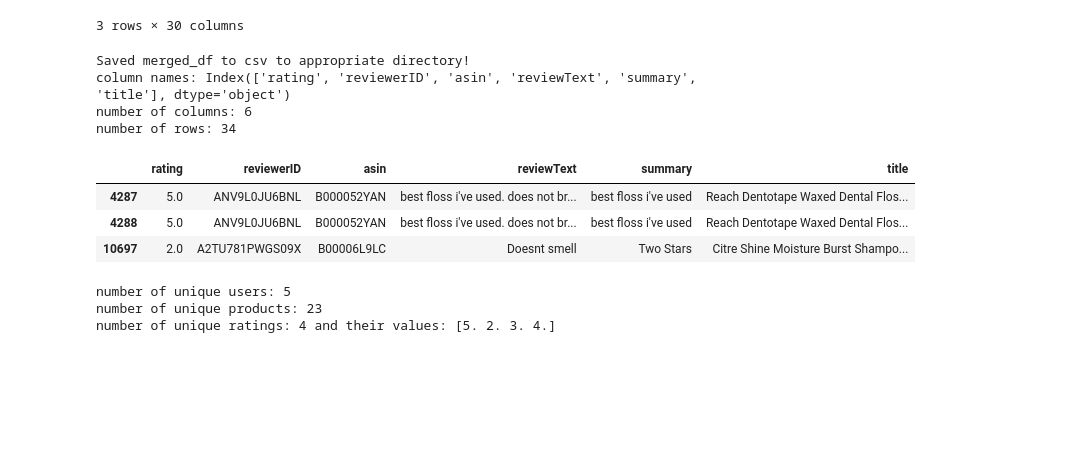
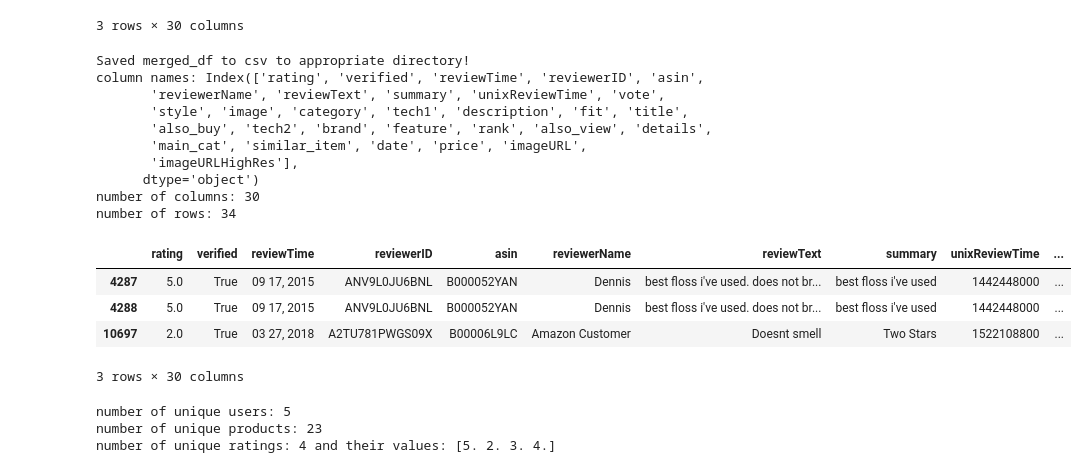
Before and after one commit to tnathu-ai/recommender-system-openAI, a Jupyter notebook: rec-sys/notebook/amazon_data/parse_and_clean_data.ipynb, the cells around one changed output. Drawn from its saved outputs; the diff is of its cells as text; code cells hidden in the pictures; blank space fills up the shorter version.

```diff
--- a/rec-sys/notebook/amazon_data/parse_and_clean_data.ipynb
+++ b/rec-sys/notebook/amazon_data/parse_and_clean_data.ipynb
@@ -109,43 +111,50 @@ number of unique ratings: 5 and their values: [5. 4. 1. 3. 2.]
 # %%
 # Group by 'reviewerID' and filter users with more than 5 ratings
 user_counts = merged_df.groupby('reviewerID').size()
 users_with_5_or_more_ratings = user_counts[user_counts > 5].index
 
 # Convert the index to a series and then randomly sample 5 users from this filtered group
 selected_users = pd.Series(users_with_5_or_more_ratings).sample(n=5, random_state=2002).tolist()
 
 # Filter the original dataframe to include only records of these 5 users
 merged_df = merged_df[merged_df['reviewerID'].isin(selected_users)]
 
 # rename overall column to rating: rating of the product
 merged_df = merged_df.rename(columns={'overall': 'rating'})
 # get rid of columns that are not needed
-merged_df = merged_df.drop(columns=['verified', 'reviewTime',
-       'reviewerName', 'unixReviewTime', 'vote', 'category',
-       'style', 'image', 'tech1', 'description', 'fit',
-       'also_buy', 'tech2', 'brand', 'feature', 'rank', 'also_view', 'details',
-       'main_cat', 'similar_item', 'date', 'price', 'imageURL',
-       'imageURLHighRes'])
+# merged_df = merged_df.drop(columns=['verified', 'reviewTime',
+#        'reviewerName', 'unixReviewTime', 'vote', 'category',
+#        'style', 'image', 'tech1', 'description', 'fit',
+#        'also_buy', 'tech2', 'brand', 'feature', 'rank', 'also_view', 'details',
+#        'main_cat', 'similar_item', 'date', 'price', 'imageURL',
+#        'imageURLHighRes'])
 
 # save merged_df to csv to appropriate directory
 merged_df.to_csv('../../data/amazon-beauty/merged_data.csv', index=False)
 print('Saved merged_df to csv to appropriate directory!')
 
 # number of rows and columns and column names
 print(f"column names: {merged_df.columns}")
 print(f"number of columns: {len(merged_df.columns)}")
 print(f"number of rows: {len(merged_df)}")
 # print first 3 rows
 merged_df.head(3)
 # %% [output]
 Saved merged_df to csv to appropriate directory!
-column names: Index(['rating', 'reviewerID', 'asin', 'reviewText', 'summary', 'title'], dtype='object')
-number of columns: 6
+column names: Index(['rating', 'verified', 'reviewTime', 'reviewerID', 'asin',
+       'reviewerName', 'reviewText', 'summary', 'unixReviewTime', 'vote',
+       'style', 'image', 'category', 'tech1', 'description', 'fit', 'title',
+       'also_buy', 'tech2', 'brand', 'feature', 'rank', 'also_view', 'details',
+       'main_cat', 'similar_item', 'date', 'price', 'imageURL',
+       'imageURLHighRes'],
+      dtype='object')
+number of columns: 30
 number of rows: 34
-|  | rating | reviewerID | asin | reviewText | summary | title |
-| 4287 | 5.0 | ANV9L0JU6BNL | B000052YAN | best floss i've used. does not br... | best floss i've used | Reach Dentotape Waxed Dental Flos... |
-| 4288 | 5.0 | ANV9L0JU6BNL | B000052YAN | best floss i've used. does not br... | best floss i've used | Reach Dentotape Waxed Dental Flos... |
-| 10697 | 2.0 | A2TU781PWGS09X | B00006L9LC | Doesnt smell | Two Stars | Citre Shine Moisture Burst Shampo... |
+|  | rating | verified | reviewTime | reviewerID | asin | reviewerName | reviewText | summary | unixReviewTime | ... |
+| 4287 | 5.0 | True | 09 17, 2015 | ANV9L0JU6BNL | B000052YAN | Dennis | best floss i've used. does not br... | best floss i've used | 1442448000 | ... |
+| 4288 | 5.0 | True | 09 17, 2015 | ANV9L0JU6BNL | B000052YAN | Dennis | best floss i've used. does not br... | best floss i've used | 1442448000 | ... |
+| 10697 | 2.0 | True | 03 27, 2018 | A2TU781PWGS09X | B00006L9LC | Amazon Customer | Doesnt smell | Two Stars | 1522108800 | ... |
+3 rows × 30 columns
 # %%
 # explore data
 # number of unique users
```
Also changed, not shown: parts of 2 cells of this notebook, 8 other files.
